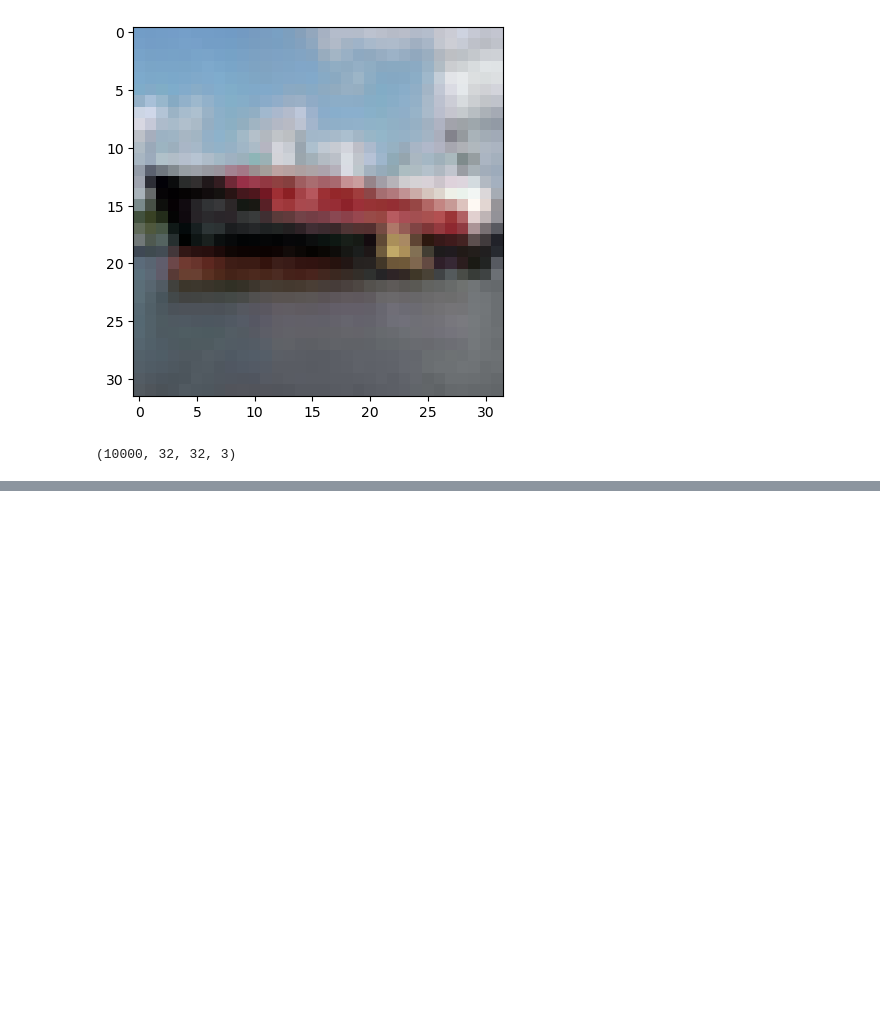
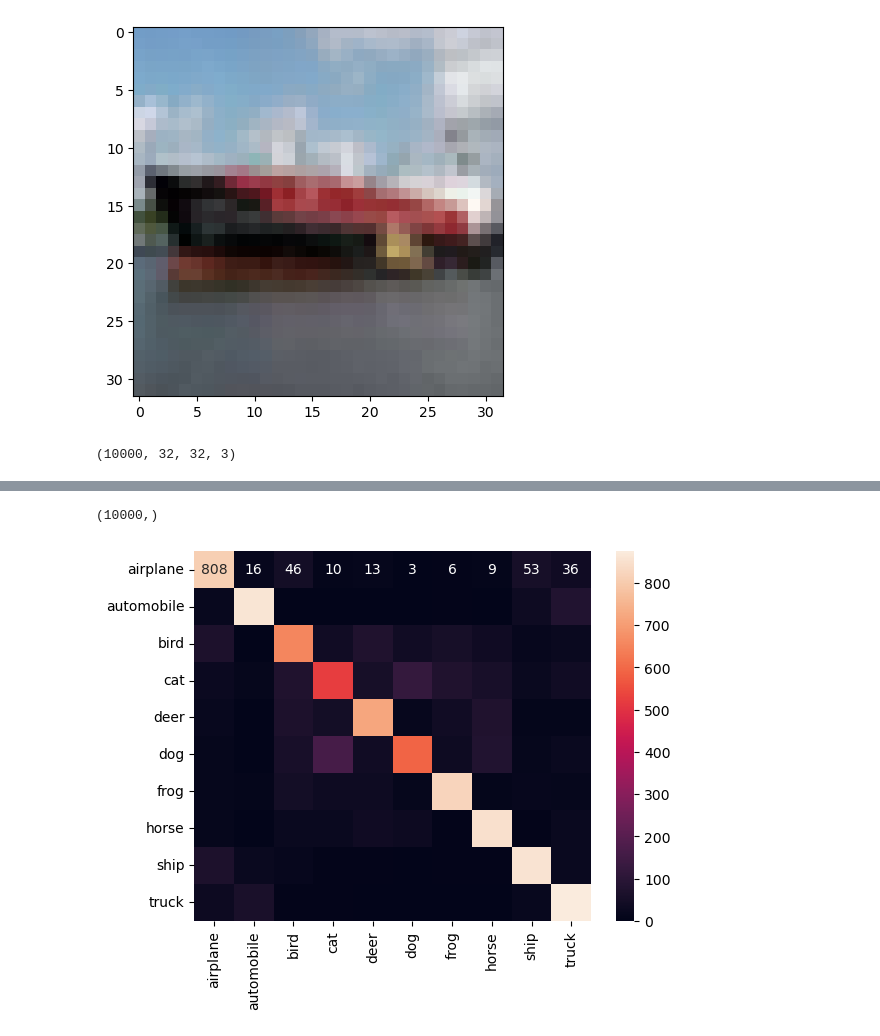
Before and after one commit to AmdPathirana/ML_PROJECTS, a Jupyter notebook: CNN/try4.ipynb, the cells around one changed output, grey strips where cells are left out. Drawn from its saved outputs; the diff is of its cells as text; code cells hidden in the pictures; blank space fills up the shorter version.

```diff
--- a/CNN/try4.ipynb
+++ b/CNN/try4.ipynb
@@ -63,10 +63,10 @@ from tensorflow.keras.layers import Conv2D
 from tensorflow.keras.layers import MaxPooling2D
 from tensorflow.keras.layers import Dense
 from tensorflow.keras.layers import Flatten
+from tensorflow.keras.layers import Dropout
 
 
 model.add(Conv2D(input_shape=(32, 32, 3), filters=32, kernel_size=3, padding='same', activation='relu', strides=(1,1)))
-model.add(Conv2D(filters=32, kernel_size=3, padding='same', activation='relu', strides=(1,1)))
 model.add(Conv2D(filters=32, kernel_size=3, padding='same', activation='relu', strides=(1,1)))
 model.add(MaxPooling2D(pool_size=2, strides=2, padding='valid'))
 
@@ -74,26 +74,9 @@ model.add(Conv2D(filters=64, kernel_size=3, padding='same', strides=(1,1), activ
 model.add(Conv2D(filters=64, kernel_size=3, padding='same', strides=(1,1), activation='relu'))
 model.add(MaxPooling2D(pool_size=2, strides=2, padding='valid'))
 
-model.add(Dense(0.3))
+model.add(Dropout(0.3))
 
 model.add(Flatten())
-
-# from tensorflow.keras.layers import Conv2D
-# from tensorflow.keras.layers import MaxPooling2D
-# from tensorflow.keras.layers import Dropout
-# from tensorflow.keras.layers import Flatten
-
-# model.add(Conv2D(filters=32, kernel_size=3, padding='same', activation='relu', strides=(1,1), input_shape=(32, 32,3)))
-# model.add(Conv2D(filters=32, kernel_size=3, padding='same', activation='relu', strides=(1,1)))
-# model.add(MaxPooling2D(pool_size=2, strides=2, padding='valid'))
-
-# model.add(Conv2D(filters=64, kernel_size=3, padding='same', activation='relu', strides=(1,1)))
-# model.add(Conv2D(filters=64, kernel_size=3, padding='same', activation='relu', strides=(1,1)))
-# model.add(MaxPooling2D(padding='valid', pool_size=2, strides=2))
-
-# model.add(Dropout(0.3))
-
-# model.add(Flatten())
 # %%
 model.add(Dense(units=128, activation='relu'))
 model.add(Dense(units=64, activation='relu'))
@@ -135,0 +160,3 @@ Detected at node 'sparse_categorical_crossentropy/SparseSoftmaxCrossEntropyWithL
+# %%
+prediction  = model.predict(x_test)
+prediction.shape
@@ -135,0 +166,17 @@ Detected at node 'sparse_categorical_crossentropy/SparseSoftmaxCrossEntropyWithL
+# %%
+import numpy as np
+predicted_val = np.argmax(prediction, axis=1)
+# %%
+predicted_val.shape
+# %% [output]
+(10000,)
+# %%
+from sklearn.metrics import confusion_matrix
+cm = confusion_matrix(y_test, predicted_val)
+
+import seaborn as sns
+
+sns.heatmap(cm, annot=True, fmt='d', xticklabels=class_name, yticklabels=class_name)
+plt.show()
+# %% [output]
+[figure, added]
```
Also changed, not shown: parts of 11 cells of this notebook, 1 other file.
